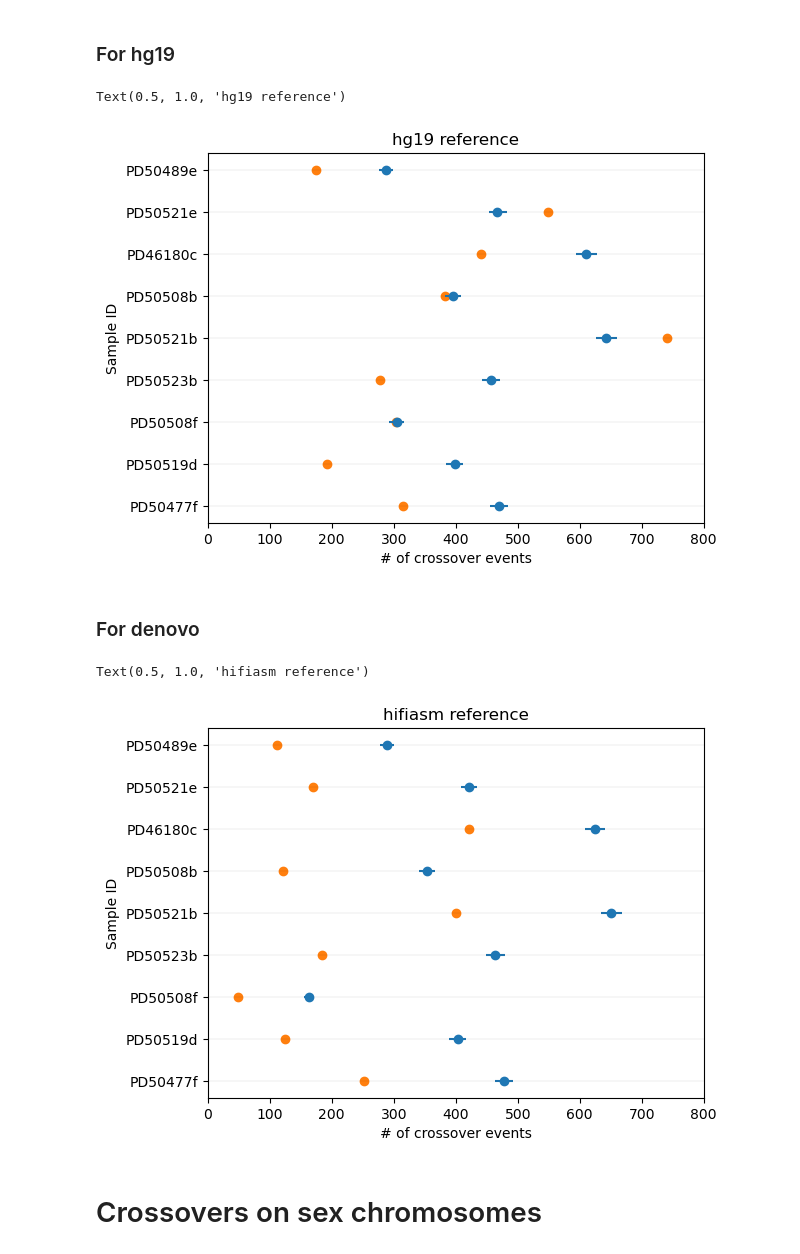
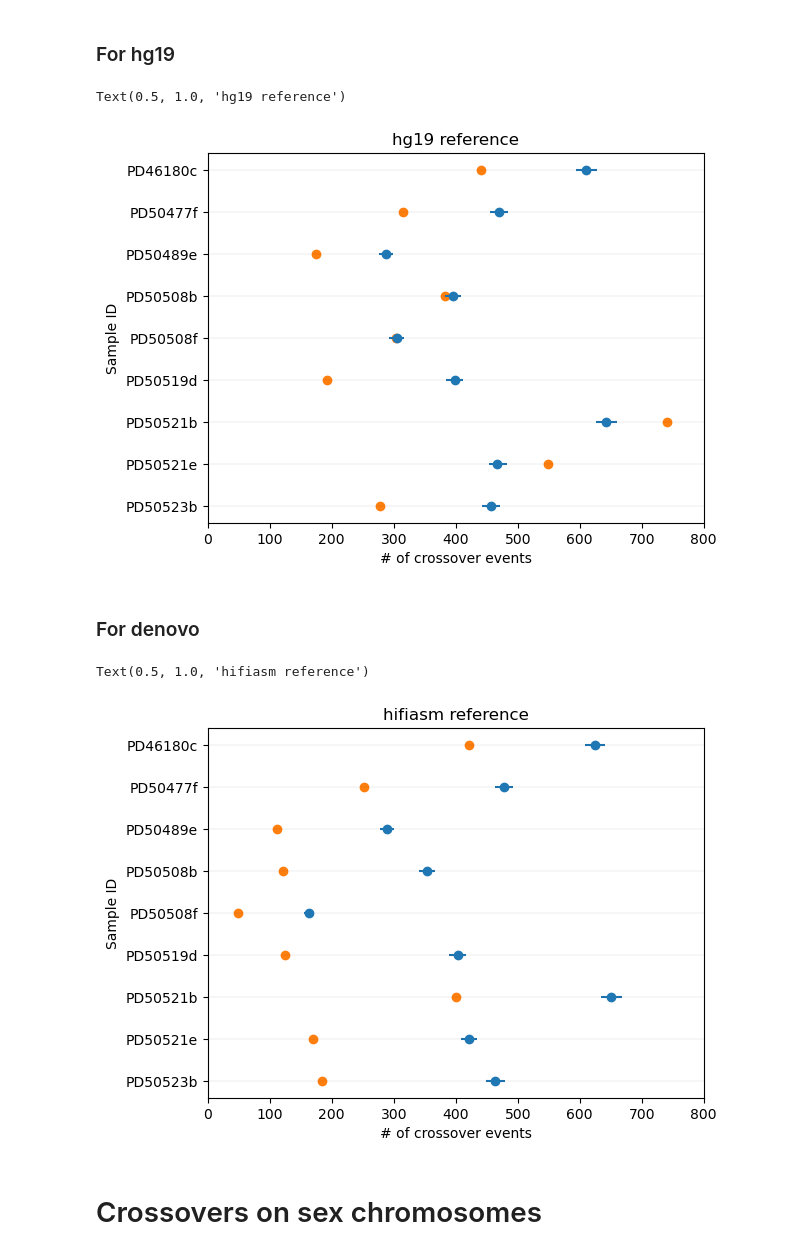
Before and after one commit to regevs/recombination, a Jupyter notebook: notebooks/20230918_compare_alignment_to_t2t.ipynb, the cells around one changed output. Drawn from its saved outputs; the diff is of its cells as text; code cells hidden in the pictures.

```diff
--- a/notebooks/20230918_compare_alignment_to_t2t.ipynb
+++ b/notebooks/20230918_compare_alignment_to_t2t.ipynb
@@ -270,10 +270,10 @@ for sample_id in sample_ids:
 
 hg19_exp_df = pd.DataFrame(res, columns=["sample_id", "n_observed", "n_expected_mean", "n_reads", "prob_crossover_read", "logcdf", "logsf"])
 # %%
-plot_obs_vs_exp(hg19_exp_df).set_title("hg19 reference")
+plot_obs_vs_exp(hg19_exp_df.sort_values("sample_id", ascending=False)).set_title("hg19 reference")
 # %% [output]
 Text(0.5, 1.0, 'hg19 reference')
-[figure, old version]
+[figure, new version]
 # %% [markdown]
 ### For denovo
 # %%
@@ -301,10 +301,10 @@ for sample_id in sample_ids:
 
 denovo_exp_df = pd.DataFrame(res, columns=["sample_id", "n_observed", "n_expected_mean", "n_reads", "prob_crossover_read", "logcdf", "logsf"])
 # %%
-plot_obs_vs_exp(denovo_exp_df).set_title("hifiasm reference")
+plot_obs_vs_exp(denovo_exp_df.sort_values("sample_id", ascending=False)).set_title("hifiasm reference")
 # %% [output]
 Text(0.5, 1.0, 'hifiasm reference')
-[figure, old version]
+[figure, new version]
 # %% [markdown]
 # Crossovers on sex chromosomes
 # %%
```
Also changed, not shown: parts of 24 cells of this notebook, 5 other files.
